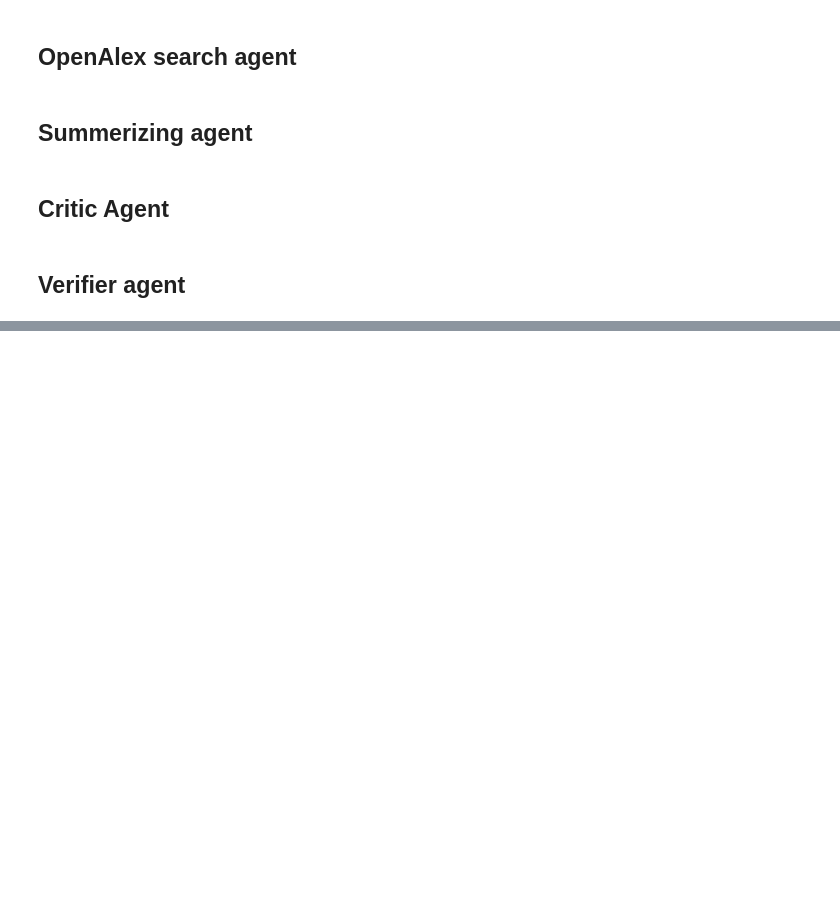
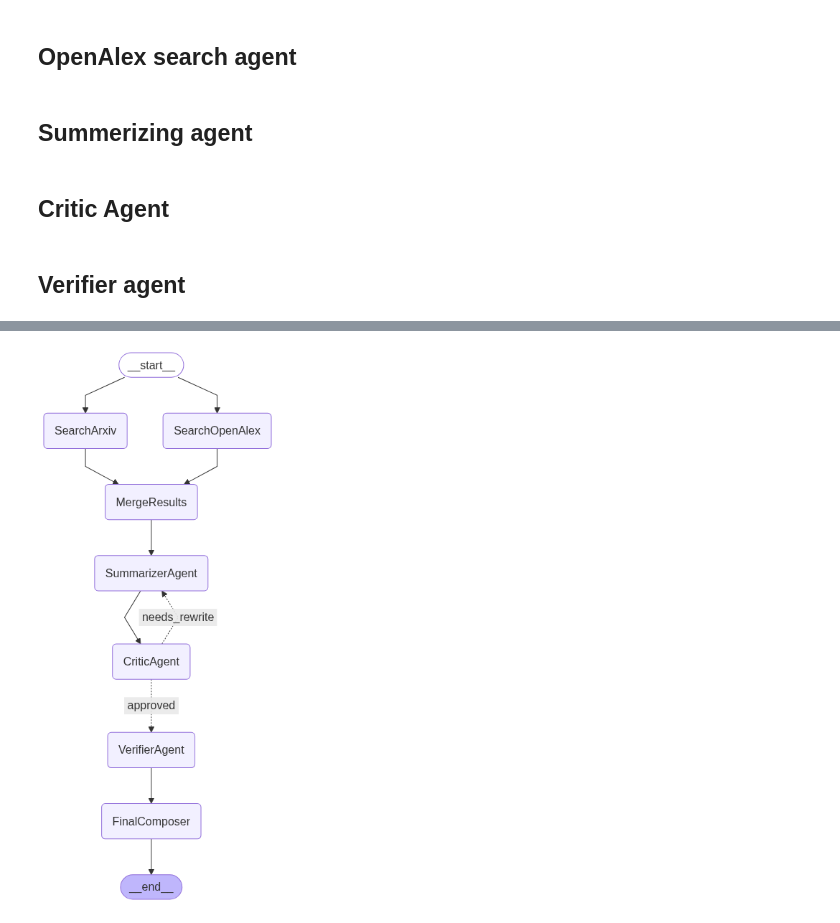
Before and after one commit to Mineth03/ResearchMind, a Jupyter notebook: Development.ipynb, the cells around one changed output, grey strips where cells are left out. Drawn from its saved outputs; the diff is of its cells as text; code cells hidden in the pictures; blank space fills up the shorter version.

Commit message:
LangGraph Integration

```diff
--- a/Development.ipynb
+++ b/Development.ipynb
@@ -169,0 +192,45 @@ Verification Notes:
+# %%
+class ResearchState(TypedDict):
+    user_query: str
+    arxiv_results: List[Any]
+    openalex_results: List[Any]
+    merged_results: List[Any]
+    summary: str
+    critique: str
+    verification: str
+    final_output: str
+    status: str
+# %%
+def check_critique_status(state: ResearchState) -> str:
+    return state['status']
+# %%
+graph = StateGraph(ResearchState)
+
+# Add Nodes
+graph.add_node('SearchArxiv', search_arxiv_node)
+graph.add_node('SearchOpenAlex', search_openalex_node)
+graph.add_node('MergeResults', merge_results_node)
+graph.add_node('SummarizerAgent', summarizer_node)
+graph.add_node('CriticAgent', critic_node)
+graph.add_node('VerifierAgent', verifier_node)
+graph.add_node('FinalComposer', final_composer_node)
+
+# Add Edges
+graph.add_edge('__start__', 'SearchArxiv')
+graph.add_edge('__start__', 'SearchOpenAlex')
+graph.add_edge('SearchArxiv', 'MergeResults')
+graph.add_edge('SearchOpenAlex', 'MergeResults')
+graph.add_edge('MergeResults', 'SummarizerAgent')
+graph.add_edge('SummarizerAgent', 'CriticAgent')
+
+# Conditional Edge based on Critic output
+graph.add_conditional_edges('CriticAgent', check_critique_status, {
+    'needs_rewrite': 'SummarizerAgent',
+    'approved': 'VerifierAgent'
+})
+
+graph.add_edge('VerifierAgent', 'FinalComposer')
+
+graph.compile()
+# %% [output]
+[figure, added]
```
Also changed, not shown: parts of 7 cells of this notebook, 1 other file.
